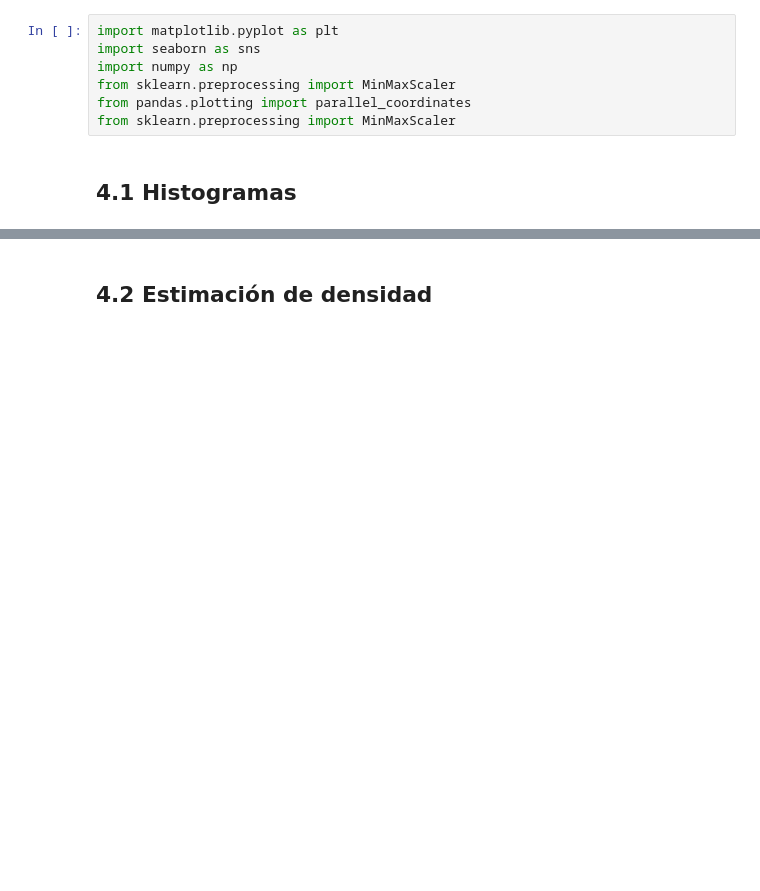
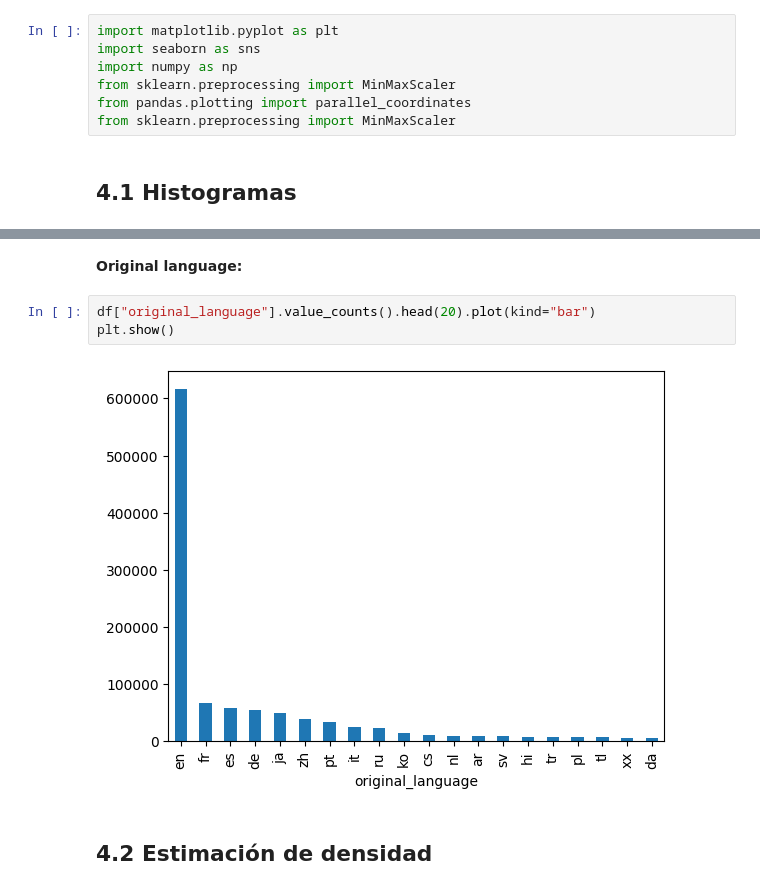
Before and after one commit to nat1600/data-mining-movies, a Jupyter notebook: MOVIES_PROYECTO_FINAL.ipynb, the cells around one changed output, grey strips where cells are left out. Drawn from its saved outputs; the diff is of its cells as text; blank space fills up the shorter version.

```diff
--- a/MOVIES_PROYECTO_FINAL.ipynb
+++ b/MOVIES_PROYECTO_FINAL.ipynb
@@ -402,3 +556,10 @@ plt.show()
+# %% [markdown]
+**Original language:**
+# %%
+df["original_language"].value_counts().head(20).plot(kind="bar")
+plt.show()
+# %% [output]
+[figure, added]
 # %% [markdown]
 ## **4.2 Estimación de densidad**
 # %%
```
Also changed, not shown: parts of 51 cells of this notebook.
